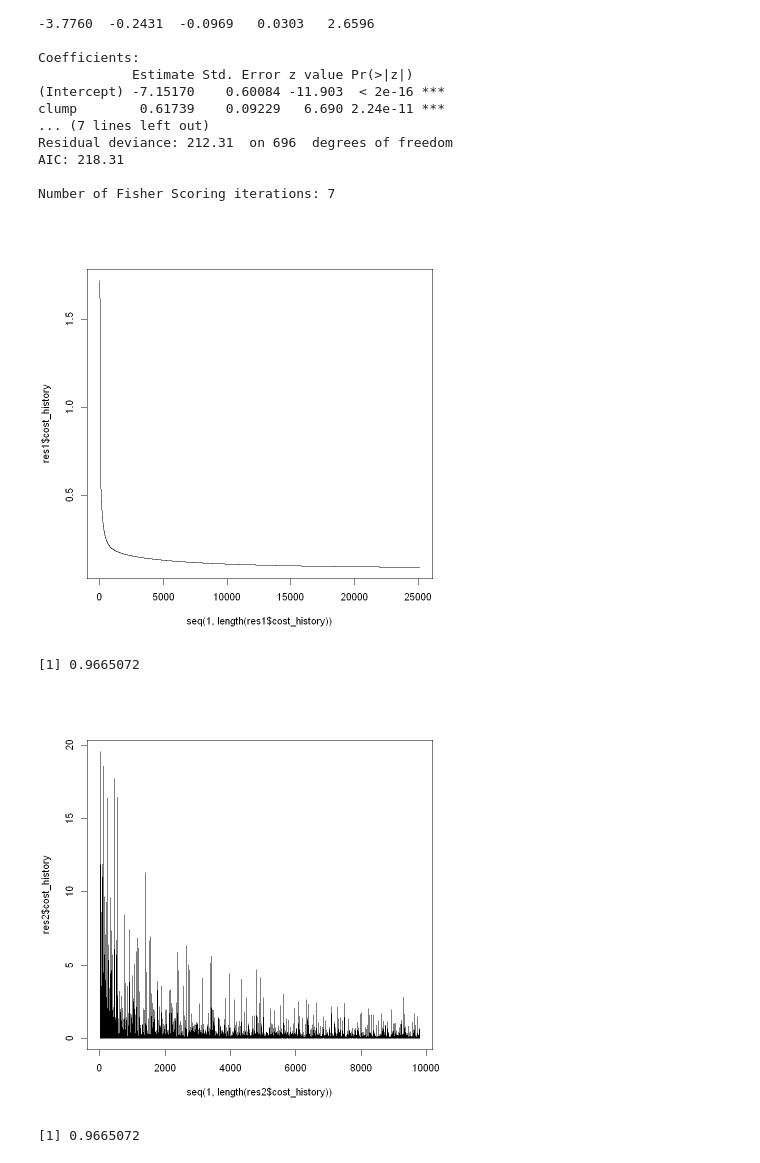
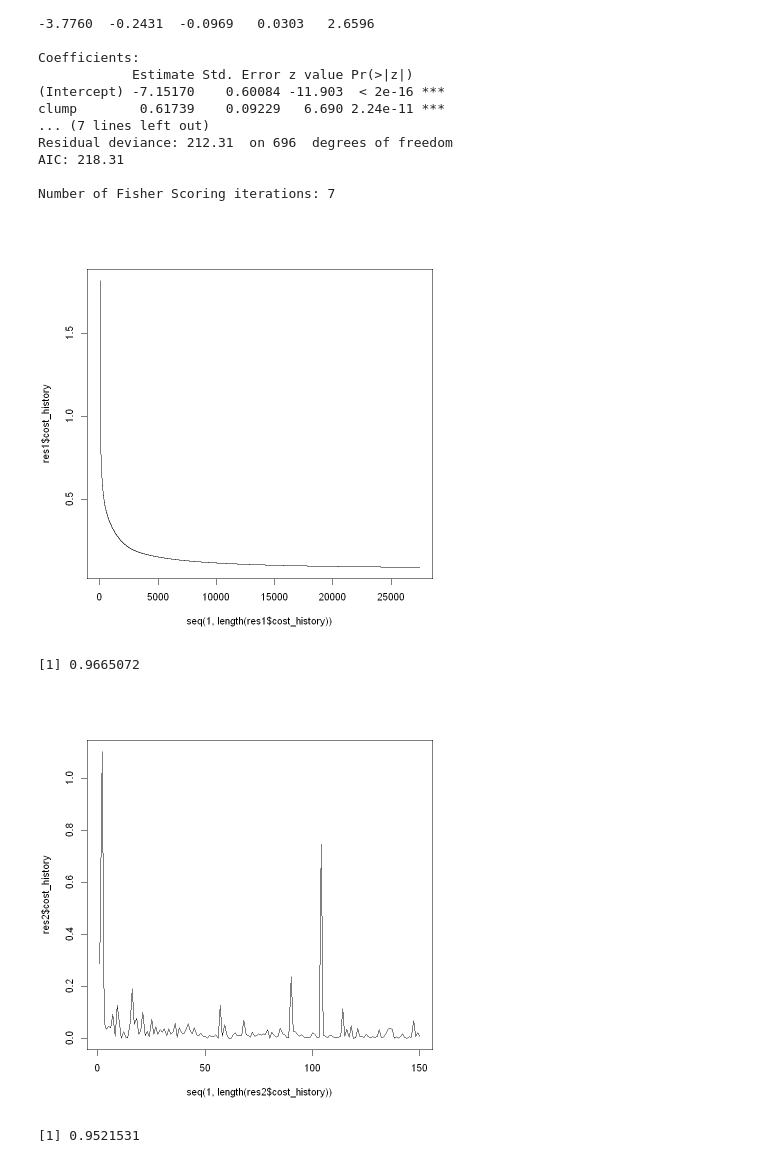
Before and after one commit to RomainDudoit/M2_RPackage, a Jupyter notebook: Notebook_romain.ipynb, the cells around one changed output. Cells and saved outputs as stored; diff of their text form; code cells hidden in the pictures.

```diff
--- a/Notebook_romain.ipynb
+++ b/Notebook_romain.ipynb
@@ -150,7 +153,7 @@ $\Large \theta = \theta - \alpha \frac{\partial J(\theta) }{\partial \theta}$
 # %%
 batch_gradient_descent <- function(x, y, theta, learning_rate, max_iter, tol) { # nolint
 
-    cost_history <- c(cost_function(x, y, theta)) # nolint
+    cost_history <- c()#c(cost_function(x, y, theta)) # nolint
     m <- nrow(y)
     iter <- 0
     converge <- FALSE
@@ -173,7 +176,7 @@ batch_gradient_descent <- function(x, y, theta, learning_rate, max_iter, tol) {
 # %%
 stochastic_gradient_descent <- function(x, y, theta, learning_rate, max_iter, tol) { # nolint
 
-    cost_history <- c(cost_function(x, y, theta)) # nolint
+    cost_history <- c() #c(cost_function(x, y, theta)) # nolint
     m <- nrow(y)
     iter <- 0
     converge <- FALSE
@@ -188,14 +191,13 @@ stochastic_gradient_descent <- function(x, y, theta, learning_rate, max_iter, to
             y_i <- as.matrix(y[random_index[j], ])
             x_i <- t(as.matrix(x[random_index[j], ]))
             theta <- theta - learning_rate * gradient(x_i, y_i, theta) # nolint
-            cost_history <- c(cost_history, cost_function(x_i, y_i, theta)) # nolint
         }
+        cost_history <- c(cost_history, cost_function(x_i, y_i, theta)) # nolint
 
         theta_list <- append(theta_list, theta)
 
         if (sum(abs(theta_list[length(theta_list)] - theta_list[length(theta_list)-1])) < tol) {
             converge <- TRUE
-            break
         }
     }
     return(list(theta = theta, cost_history = cost_history))
@@ -203,11 +205,11 @@ stochastic_gradient_descent <- function(x, y, theta, learning_rate, max_iter, to
 # %%
 mini_batch_gradient_descent <- function(x, y, theta, learning_rate, max_iter, batch_size, tol) { # nolint
 
-    cost_history <- c(cost_function(x, y, theta)) # nolint
+    cost_history <- c() #c(cost_function(x, y, theta)) # nolint
     m <- nrow(y)
     iter <- 0
     converge <- FALSE
-    theta_list <-c()
+    theta_list <- c()
 
     while ((iter < max_iter) && (converge == FALSE)) {
         # Shuffle data
@@ -224,16 +226,13 @@ mini_batch_gradient_descent <- function(x, y, theta, learning_rate, max_iter, ba
             y_i <- as.matrix(y[index[[j]]:index[[j + 1]], ])
             x_i <- as.matrix(x[index[[j]]:index[[j + 1]], ])
             theta <- theta - learning_rate * gradient(x_i, y_i, theta) # nolint
-            cost_history <- c(cost_history, cost_function(x_i, y_i, theta)) # nolint
         }
+        cost_history <- c(cost_history, cost_function(x_i, y_i, theta)) # nolint
 
         theta_list <- append(theta_list, theta)
 
-
-
         if (sum(abs(theta_list[length(theta_list)] - theta_list[length(theta_list)-1])) < tol) { # nolint
             converge <- TRUE
-            break
         }
 
     }
@@ -255,7 +254,7 @@ fit <- function(formula, data, mode, batch_size, learning_rate = 0.5, max_iter =
 
     if (mode == "batch" || (mode == "mini-batch" && batch_size >= nrow(y))) {
         gradient_descent <- batch_gradient_descent(x, y, initial_theta, learning_rate, max_iter, tol) # nolint
-    } else if (mode == "stochastic" || (mode == "mini-batch" && batch_size == 1)) { # nolint
+    } else if (mode == "online" || (mode == "mini-batch" && batch_size == 1)) { # nolint
         gradient_descent <- stochastic_gradient_descent(x, y, initial_theta, learning_rate, max_iter, tol) # nolint
     } else if (mode == "mini-batch") {
         gradient_descent <- mini_batch_gradient_descent(x, y, initial_theta, learning_rate, max_iter, batch_size, tol) # nolint
@@ -384,7 +383,7 @@ predict <- function(Reg.log, newdata, type) {
 res1 <- fit(classe ~ ., train_set, mode = "batch", batch_size = 32, learning_rate = 0.01, max_iter = 40000, tol = 1e-4)
 plot(seq(1, length(res1$cost_history)), res1$cost_history, type = "l")
 # %% [output]
-[figure, old version]
+[figure, new version]
 # %%
 y_pred <- predict(res1, test_set[,res1$x_names], type = "class")
 accuracy <- mean(y_pred == test_set[,res1$y_name])
@@ -392,14 +391,14 @@ print(accuracy)
 # %% [output]
 [1] 0.9665072
 # %%
-res2 <- fit(classe ~ ., train_set, mode = "stochastic", batch_size = 32, learning_rate = 0.01, max_iter = 20)
+res2 <- fit(classe ~ ., train_set, mode = "online", batch_size = 32, learning_rate = 0.01, max_iter = 150, tol = 1e-4)
 plot(seq(1, length(res2$cost_history)), res2$cost_history, type = "l")
 # %% [output]
-[figure, old version]
+[figure, new version]
 # %%
 y_pred <- predict(res2, test_set[,res2$x_names], type = "class")
 accuracy <- mean(y_pred == test_set[,res2$y_name])
 print(accuracy)
 # %% [output]
-[1] 0.9665072
+[1] 0.9521531
 # %%
```
Also changed, not shown: parts of 4 cells of this notebook, 1 other file.
